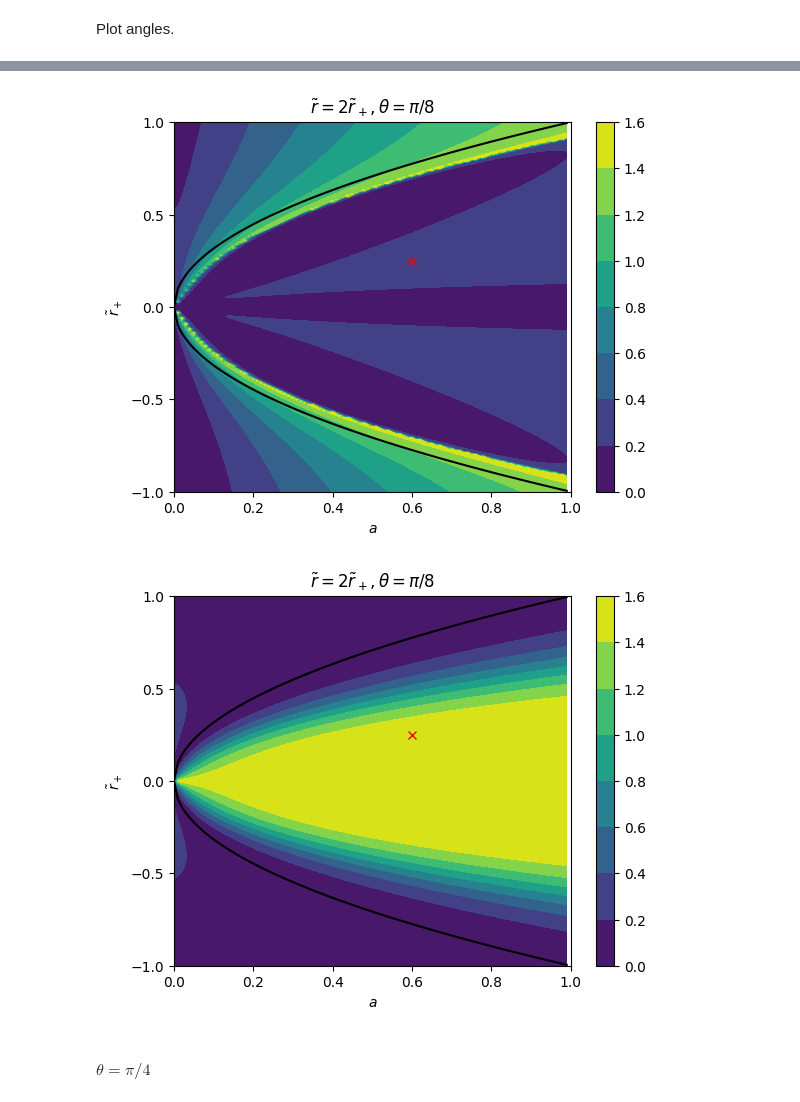
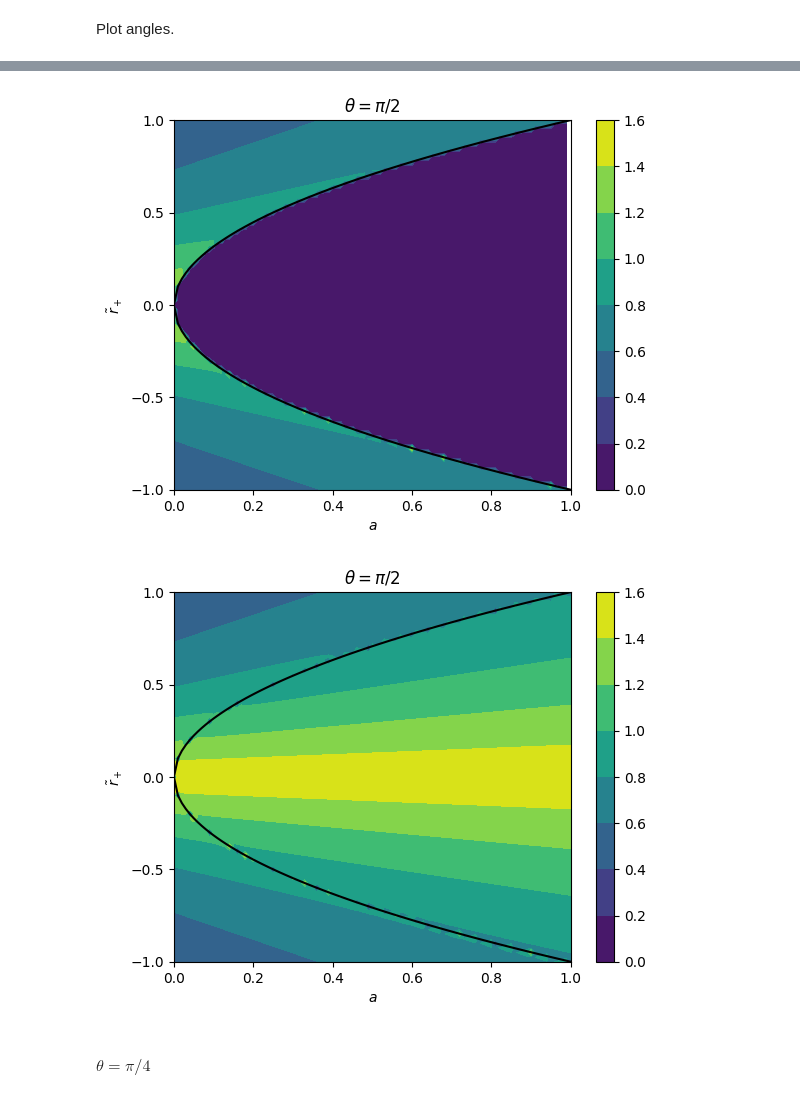
Before and after one commit to jchryssanthacopoulos/complex_spacetime_metrics, a Jupyter notebook: notebooks/complex_eigenvalues/ads4_charged_rotating_bh.ipynb, the cells around one changed output, grey strips where cells are left out. Cells and saved outputs as stored; diff of their text form; code cells hidden in the pictures.

```diff
--- a/notebooks/complex_eigenvalues/ads4_charged_rotating_bh.ipynb
+++ b/notebooks/complex_eigenvalues/ads4_charged_rotating_bh.ipynb
@@ -246,7 +250,7 @@ theta_val = np.pi / 8
 r_tilde_plus_val = 0.52
 a_val = 0.38
 # %%
-angle_1, angle_2, angle_3 = cond_sym(theta_val, r_tilde_plus_val, a_val)
+angle_1, angle_2, angle_3, _ = cond_sym(theta_val, r_tilde_plus_val, a_val)
 # %%
 angle_1
 # %% [output]
@@ -446,12 +423,13 @@ r_tilde_val_template = 2 * r_tilde_plus
 angle_1_map = np.zeros(a_vals_grid.shape, dtype=float)
 angle_2_map = np.zeros(a_vals_grid.shape, dtype=float)
 angle_3_map = np.zeros(a_vals_grid.shape, dtype=float)
+is_real_pos_def_map = np.zeros(a_vals_grid.shape, dtype=bool)
 
 with tqdm(total=np.prod(a_vals_grid.shape)) as pbar:
     for i in range(a_vals_grid.shape[0]):
         for j in range(a_vals_grid.shape[1]):
             r_tilde_val = r_tilde_val_template.subs({r_tilde_plus: r_tilde_plus_vals_grid[i, j]}).evalf()
-            angle_1_map[i, j], angle_2_map[i, j], angle_3_map[i, j] = evaluate_cond(
+            angle_1_map[i, j], angle_2_map[i, j], angle_3_map[i, j], is_real_pos_def_map[i, j] = evaluate_cond(
                 r_tilde_val, theta_val, r_tilde_plus_vals_grid[i, j], a_vals_grid[i, j]
             )
             pbar.update(1)
@@ -459,6 +437,7 @@ with tqdm(total=np.prod(a_vals_grid.shape)) as pbar:
 angle_1_maps[theta_val, r_tilde_val_template] = angle_1_map
 angle_2_maps[theta_val, r_tilde_val_template] = angle_2_map
 angle_3_maps[theta_val, r_tilde_val_template] = angle_3_map
+is_real_pos_def_maps[theta_val, r_tilde_val_template] = is_real_pos_def_map
 # %%
 sum_of_angles = (
     angle_1_maps[theta_val, r_tilde_val_template] +
@@ -481,9 +460,8 @@ plt.title('$\\tilde{r} = 2\\tilde{r}_+, \\theta = \pi/2$');
 # %% [markdown]
 Do sweeps across $\tilde{r}$.
 # %%
-num_r_tilde_evals = 400 # 200
-r_tilde_multiplers = np.linspace(0.001, 6, num_r_tilde_evals)
-# r_tilde_multiplers = np.linspace(0.001, 4, num_r_tilde_evals)
+num_r_tilde_evals = 200
+r_tilde_multiplers = np.linspace(0.001, 4, num_r_tilde_evals)
 # %%
 angle_1_maps = {}
 angle_2_maps = {}
@@ -497,21 +476,34 @@ a_vals_grid, r_tilde_plus_vals_grid = np.meshgrid(a_vals, r_tilde_plus_vals)
 angle_1_map = np.zeros((num_r_tilde_evals,) + a_vals_grid.shape, dtype=float)
 angle_2_map = np.zeros((num_r_tilde_evals,) + a_vals_grid.shape, dtype=float)
 angle_3_map = np.zeros((num_r_tilde_evals,) + a_vals_grid.shape, dtype=float)
+is_real_pos_def_map = np.zeros((num_r_tilde_evals,) + a_vals_grid.shape, dtype=bool)
 
 with tqdm(total=np.prod(a_vals_grid.shape)) as pbar:
     for i in range(a_vals_grid.shape[0]):
         for j in range(a_vals_grid.shape[1]):
             # get angles as a function of r_tilde for given parameter values
-            angle_1, angle_2, angle_3 = cond_sym(theta_val, r_tilde_plus_vals_grid[i, j], a_vals_grid[i, j])
+            angle_1, angle_2, angle_3, vals_dict = cond_sym(theta_val, r_tilde_plus_vals_grid[i, j], a_vals_grid[i, j])
+
             for k, r_tilde_mult in enumerate(r_tilde_multiplers):
                 r_tilde_val = r_tilde_plus_vals_grid[i, j] + r_tilde_mult * np.abs(r_tilde_plus_vals_grid[i, j])
+
                 angle_1_map[k, i, j] = angle_1.subs({r_tilde: r_tilde_val}).evalf()
                 angle_2_map[k, i, j] = angle_2.subs({r_tilde: r_tilde_val}).evalf()
                 angle_3_map[k, i, j] = angle_3.subs({r_tilde: r_tilde_val}).evalf()
+
+                # check if real part is positive definite
+                A_val_k = vals_dict[A].subs({r_tilde: r_tilde_val}).evalf()
+                E_val_k = vals_dict[E].subs({r_tilde: r_tilde_val}).evalf()
+                is_real_pos_def_map[k, i, j] = (
+                    A_val_k > 0 and E_val_k > 0 and vals_dict[G].subs({r_tilde: r_tilde_val}).evalf() > 0 and
+                    (A_val_k * E_val_k > vals_dict[C].subs({r_tilde: r_tilde_val}).evalf() ** 2)
+                )
+
             pbar.update(1)
 
 angle_1_maps[theta_val] = angle_1_map
 angle_2_maps[theta_val] = angle_2_map
 angle_3_maps[theta_val] = angle_3_map
+is_real_pos_def_maps[theta_val] = is_real_pos_def_map
 # %%
 cond_all_r_tilde = np.all(angle_1_map + angle_2_map + angle_3_map < np.pi - 1e-10, axis=0)
@@ -579,31 +657,29 @@ plt.title('$\\tilde{r} = 2\\tilde{r}_+, \\theta = \pi/8$');
 # %%
-plt.contourf(a_vals_grid, r_tilde_plus_vals_grid, angle_2_maps[theta_val, r_tilde_val_template])
+plt.contourf(a_vals_grid, r_tilde_plus_vals_grid, angle_2_maps[theta_val][0])
 plt.plot(a_vals, [sympy.sqrt(a_val) for a_val in a_vals], 'k-')
 plt.plot(a_vals, [-sympy.sqrt(a_val) for a_val in a_vals], 'k-')
-plt.plot(0.6, 0.25, 'rx')
 plt.xlabel("$a$")
 plt.ylabel("$\\tilde{r}_+$")
 plt.xlim([0, 1])
 plt.ylim([-1, 1])
 plt.yticks([-1, -0.5, 0, 0.5, 1])
 plt.colorbar()
-plt.title('$\\tilde{r} = 2\\tilde{r}_+, \\theta = \pi/8$');
+plt.title('$\\theta = \pi/2$');
 # %% [output]
-[figure, old version]
+[figure, new version]
 # %%
-plt.contourf(a_vals_grid, r_tilde_plus_vals_grid, angle_3_maps[theta_val, r_tilde_val_template])
+plt.contourf(a_vals_grid, r_tilde_plus_vals_grid, angle_3_maps[theta_val][0])
 plt.plot(a_vals, [sympy.sqrt(a_val) for a_val in a_vals], 'k-')
 plt.plot(a_vals, [-sympy.sqrt(a_val) for a_val in a_vals], 'k-')
-plt.plot(0.6, 0.25, 'rx')
 plt.xlabel("$a$")
 plt.ylabel("$\\tilde{r}_+$")
 plt.xlim([0, 1])
 plt.ylim([-1, 1])
 plt.yticks([-1, -0.5, 0, 0.5, 1])
 plt.colorbar()
-plt.title('$\\tilde{r} = 2\\tilde{r}_+, \\theta = \pi/8$');
+plt.title('$\\theta = \pi/2$');
 # %% [output]
-[figure, old version]
+[figure, new version]
 # %% [markdown]
 #### $\theta = \pi/4$
 # %%
```
Also changed, not shown: parts of 34 cells of this notebook, 1 other file.
